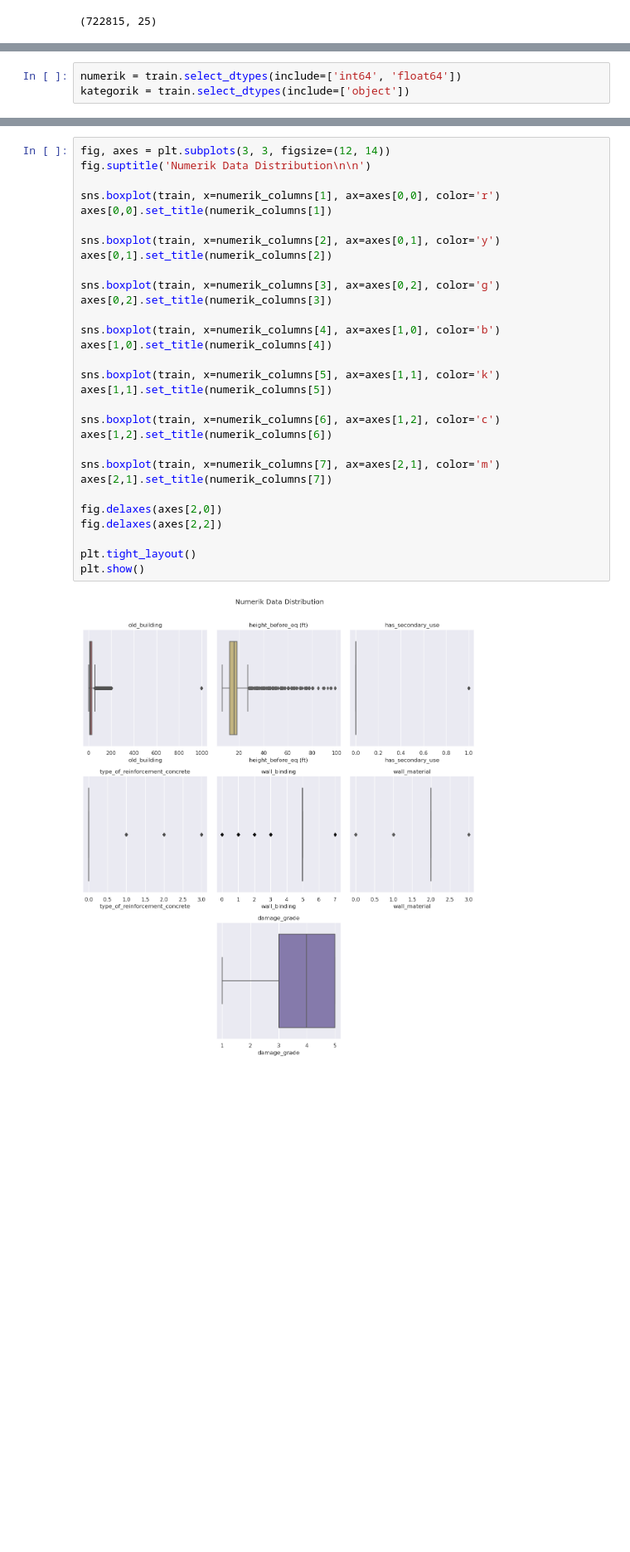
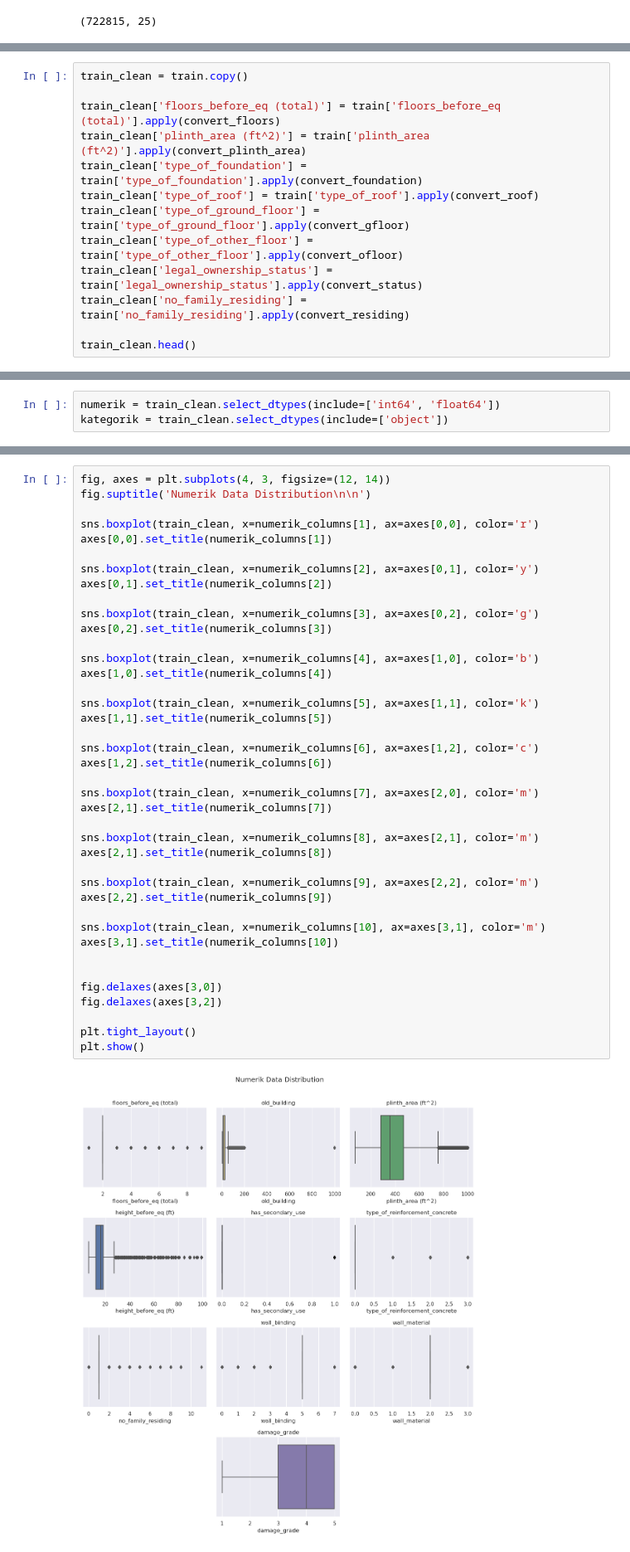
Before and after one commit to mhyubr/JDC2023-DaBesTeam, a Jupyter notebook: eda-jdc-2023-dabes-team.ipynb, the cells around one changed output, grey strips where cells are left out. Shown at 83% size. Saved outputs shown, nothing was run; the diff lists cells and outputs as text; blank space fills up the shorter version.

```diff
--- a/eda-jdc-2023-dabes-team.ipynb
+++ b/eda-jdc-2023-dabes-team.ipynb
@@ -140,0 +296,13 @@ dtype: int64
+# %%
+train_clean = train.copy()
+
+train_clean['floors_before_eq (total)'] = train['floors_before_eq (total)'].apply(convert_floors)
+train_clean['plinth_area (ft^2)'] = train['plinth_area (ft^2)'].apply(convert_plinth_area)
+train_clean['type_of_foundation'] = train['type_of_foundation'].apply(convert_foundation)
+train_clean['type_of_roof'] = train['type_of_roof'].apply(convert_roof)
+train_clean['type_of_ground_floor'] = train['type_of_ground_floor'].apply(convert_gfloor)
+train_clean['type_of_other_floor'] = train['type_of_other_floor'].apply(convert_ofloor)
+train_clean['legal_ownership_status'] = train['legal_ownership_status'].apply(convert_status)
+train_clean['no_family_residing'] = train['no_family_residing'].apply(convert_residing)
+
+train_clean.head()
@@ -141,5 +317,5 @@ dtype: int64
 # %%
-numerik = train.select_dtypes(include=['int64', 'float64'])
-kategorik = train.select_dtypes(include=['object'])
+numerik = train_clean.select_dtypes(include=['int64', 'float64'])
+kategorik = train_clean.select_dtypes(include=['object'])
 # %%
 numerik_columns = numerik.columns
@@ -164,32 +344,42 @@ Index(['floors_before_eq (total)', 'plinth_area (ft^2)',
 # %%
-fig, axes = plt.subplots(3, 3, figsize=(12, 14))
+fig, axes = plt.subplots(4, 3, figsize=(12, 14))
 fig.suptitle('Numerik Data Distribution\n\n')
 
-sns.boxplot(train, x=numerik_columns[1], ax=axes[0,0], color='r')
+sns.boxplot(train_clean, x=numerik_columns[1], ax=axes[0,0], color='r')
 axes[0,0].set_title(numerik_columns[1])
 
-sns.boxplot(train, x=numerik_columns[2], ax=axes[0,1], color='y')
+sns.boxplot(train_clean, x=numerik_columns[2], ax=axes[0,1], color='y')
 axes[0,1].set_title(numerik_columns[2])
 
-sns.boxplot(train, x=numerik_columns[3], ax=axes[0,2], color='g')
+sns.boxplot(train_clean, x=numerik_columns[3], ax=axes[0,2], color='g')
 axes[0,2].set_title(numerik_columns[3])
 
-sns.boxplot(train, x=numerik_columns[4], ax=axes[1,0], color='b')
+sns.boxplot(train_clean, x=numerik_columns[4], ax=axes[1,0], color='b')
 axes[1,0].set_title(numerik_columns[4])
 
-sns.boxplot(train, x=numerik_columns[5], ax=axes[1,1], color='k')
+sns.boxplot(train_clean, x=numerik_columns[5], ax=axes[1,1], color='k')
 axes[1,1].set_title(numerik_columns[5])
 
-sns.boxplot(train, x=numerik_columns[6], ax=axes[1,2], color='c')
+sns.boxplot(train_clean, x=numerik_columns[6], ax=axes[1,2], color='c')
 axes[1,2].set_title(numerik_columns[6])
 
-sns.boxplot(train, x=numerik_columns[7], ax=axes[2,1], color='m')
+sns.boxplot(train_clean, x=numerik_columns[7], ax=axes[2,0], color='m')
 axes[2,1].set_title(numerik_columns[7])
 
-fig.delaxes(axes[2,0])
-fig.delaxes(axes[2,2])
+sns.boxplot(train_clean, x=numerik_columns[8], ax=axes[2,1], color='m')
+axes[2,1].set_title(numerik_columns[8])
+
+sns.boxplot(train_clean, x=numerik_columns[9], ax=axes[2,2], color='m')
+axes[2,2].set_title(numerik_columns[9])
+
+sns.boxplot(train_clean, x=numerik_columns[10], ax=axes[3,1], color='m')
+axes[3,1].set_title(numerik_columns[10])
+
+
+fig.delaxes(axes[3,0])
+fig.delaxes(axes[3,2])
 
 plt.tight_layout()
 plt.show()
 # %% [output]
-[figure, old version]
+[figure, new version]
```
Also changed, not shown: parts of 13 cells of this notebook.
